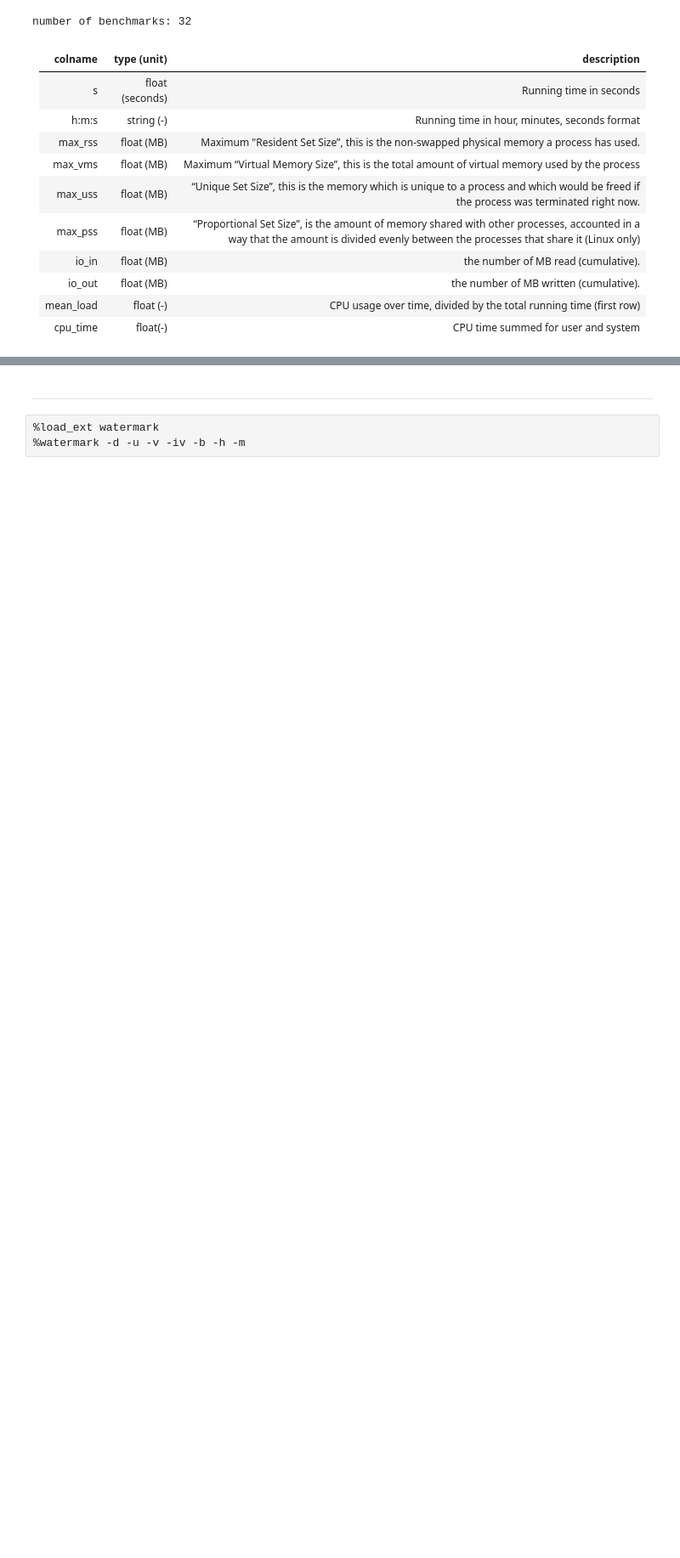
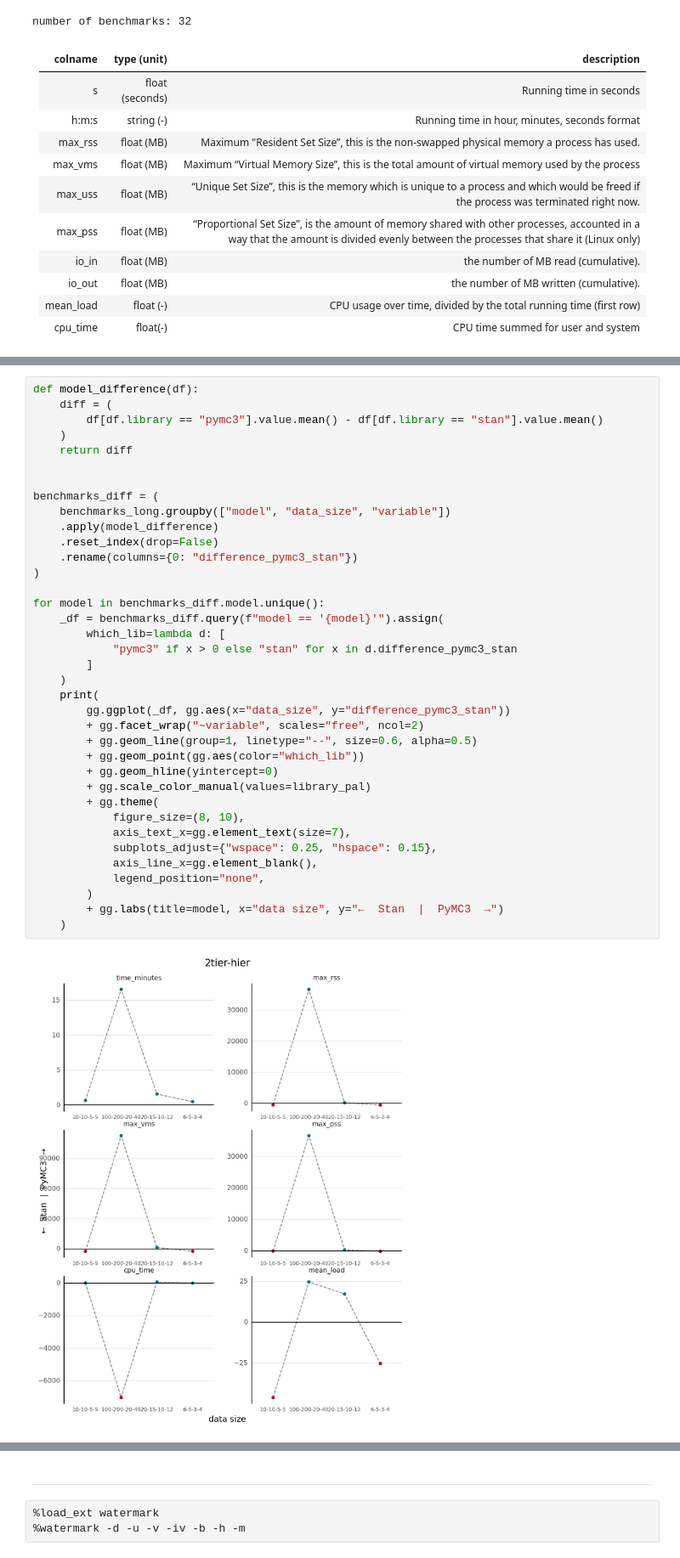
Before and after one commit to jhrcook/pymc3-stan-comparison, a Jupyter notebook: docs/index.ipynb, the cells around one changed output, grey strips where cells are left out. Shown at 85% size. Drawn from its saved outputs; the diff is of its cells as text; blank space fills up the shorter version.

```diff
--- a/docs/index.ipynb
+++ b/docs/index.ipynb
@@ -140,0 +140,39 @@ for model in benchmarks_long.model.unique():
+# %%
+def model_difference(df):
+    diff = (
+        df[df.library == "pymc3"].value.mean() - df[df.library == "stan"].value.mean()
+    )
+    return diff
+
+
+benchmarks_diff = (
+    benchmarks_long.groupby(["model", "data_size", "variable"])
+    .apply(model_difference)
+    .reset_index(drop=False)
+    .rename(columns={0: "difference_pymc3_stan"})
+)
+
+for model in benchmarks_diff.model.unique():
+    _df = benchmarks_diff.query(f"model == '{model}'").assign(
+        which_lib=lambda d: [
+            "pymc3" if x > 0 else "stan" for x in d.difference_pymc3_stan
+        ]
+    )
+    print(
+        gg.ggplot(_df, gg.aes(x="data_size", y="difference_pymc3_stan"))
+        + gg.facet_wrap("~variable", scales="free", ncol=2)
+        + gg.geom_line(group=1, linetype="--", size=0.6, alpha=0.5)
+        + gg.geom_point(gg.aes(color="which_lib"))
+        + gg.geom_hline(yintercept=0)
+        + gg.scale_color_manual(values=library_pal)
+        + gg.theme(
+            figure_size=(8, 10),
+            axis_text_x=gg.element_text(size=7),
+            subplots_adjust={"wspace": 0.25, "hspace": 0.15},
+            axis_line_x=gg.element_blank(),
+            legend_position="none",
+        )
+        + gg.labs(title=model, x="data size", y="←  Stan  |  PyMC3  →")
+    )
+# %% [output]
+[figure, added]
```
Also changed, not shown: parts of 10 cells of this notebook, 1 other file.
